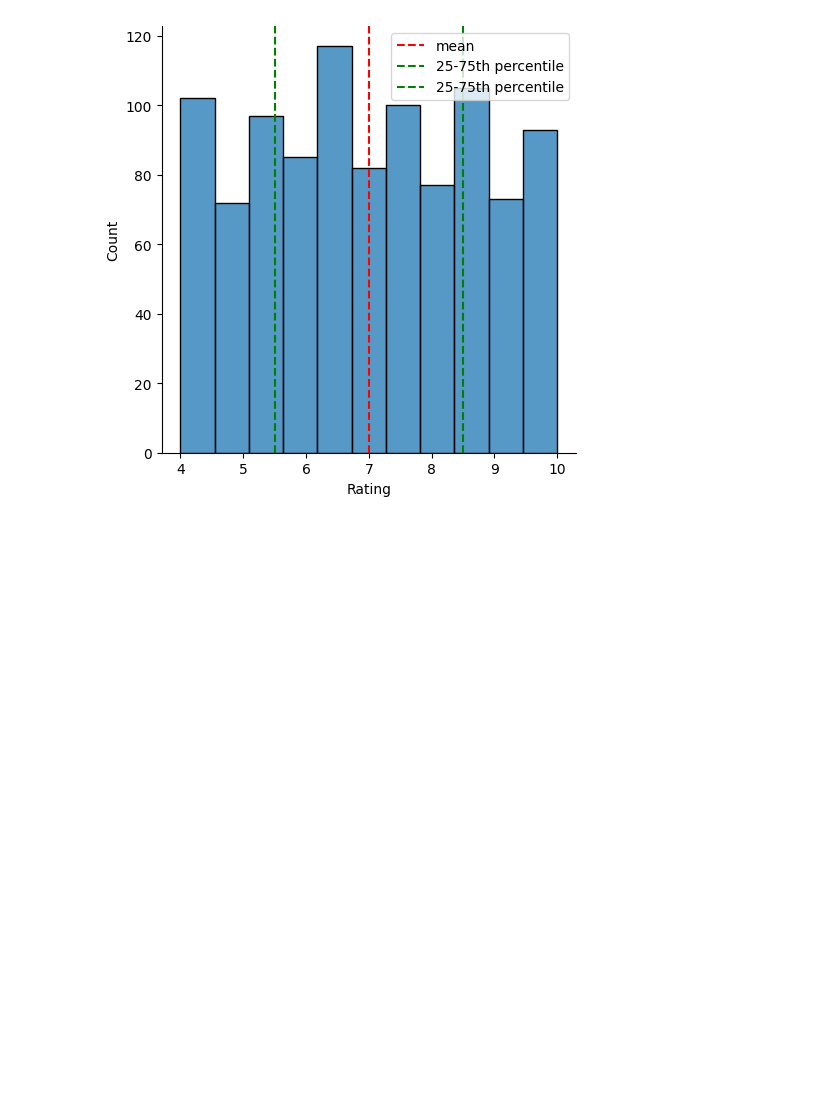
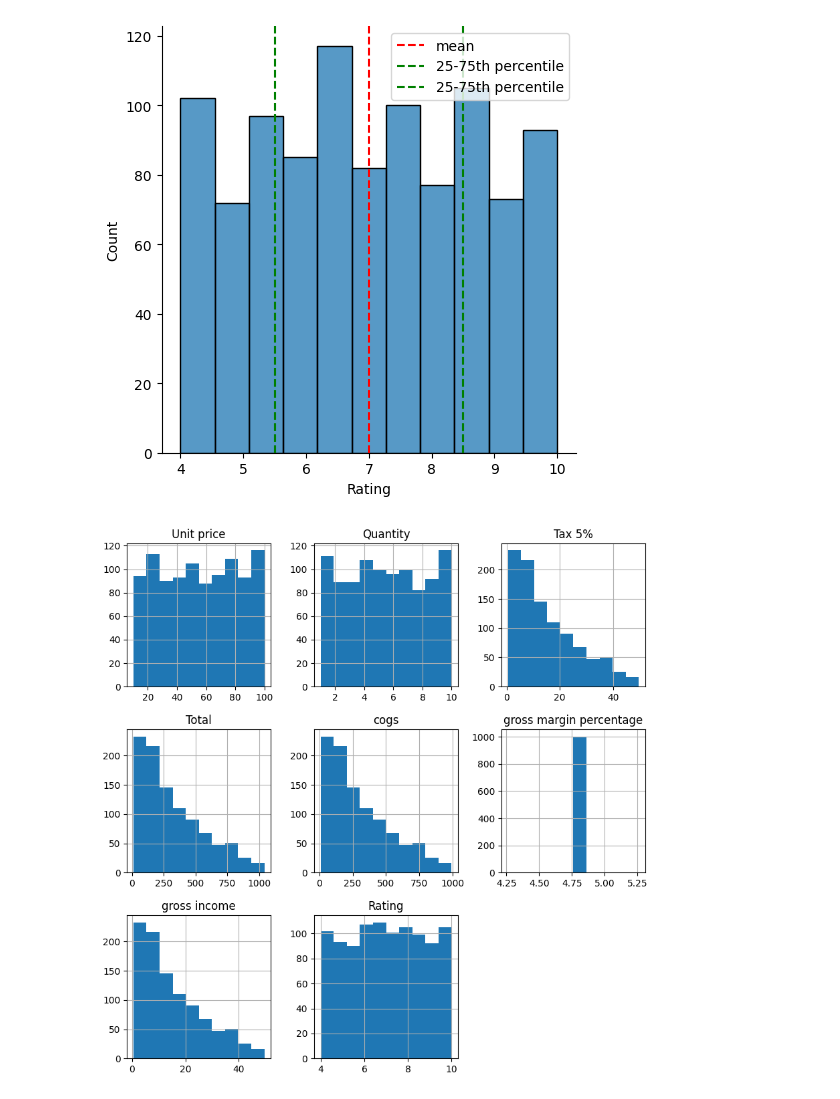
Before and after one commit to nihemelandu/EDA_PYTHON, a Jupyter notebook: EDA_PYTHON.ipynb, the cells around one changed output. Saved outputs shown, nothing was run; the diff lists cells and outputs as text; code cells hidden in the pictures; blank space fills up the shorter version.

```diff
--- a/EDA_PYTHON.ipynb
+++ b/EDA_PYTHON.ipynb
@@ -129,3 +111,7 @@ plt.axvline(x=np.percentile(df['Rating'], 75), c='green', ls='--', label='25-75t
 plt.legend();
 # %% [output]
 [figure]
+# %%
+df.hist(figsize=(10,10));
+# %% [output]
+[figure, added]
```
Also changed, not shown: parts of 5 cells of this notebook.
